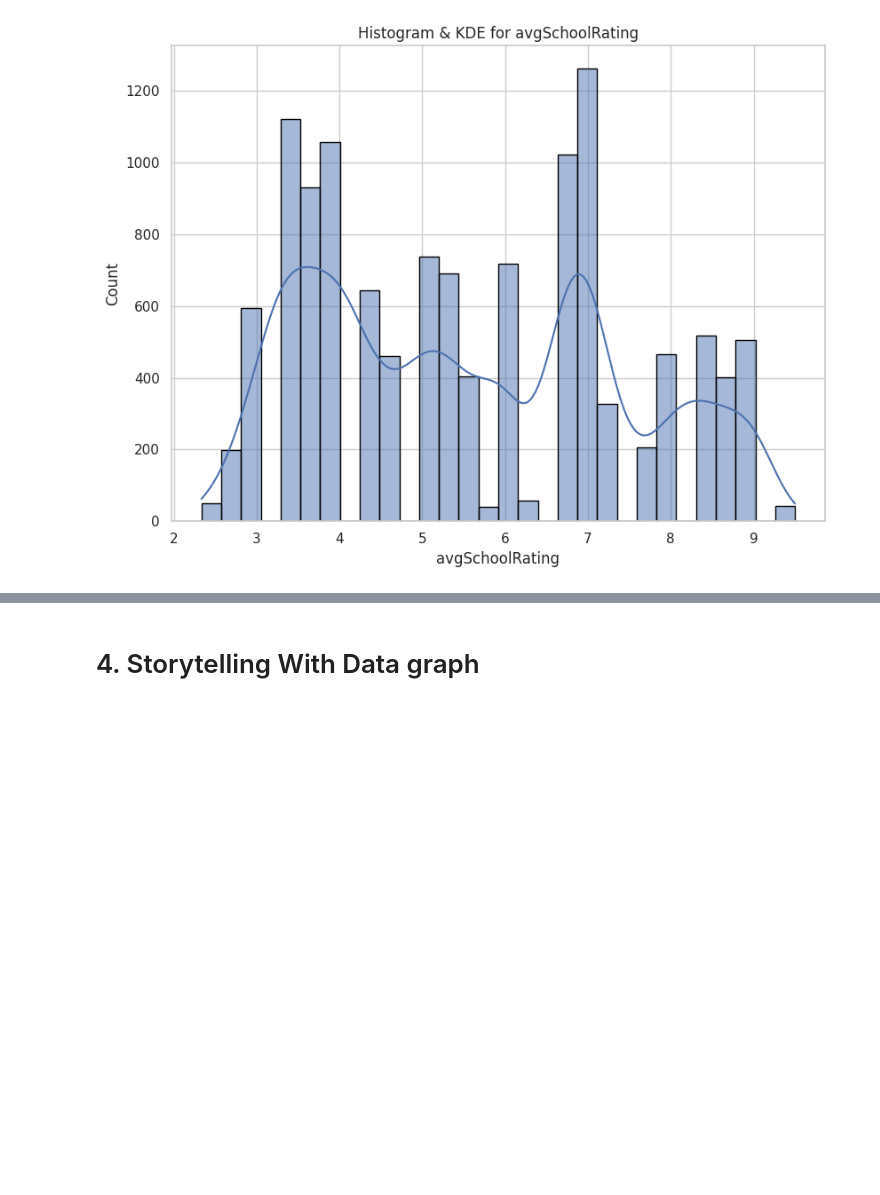
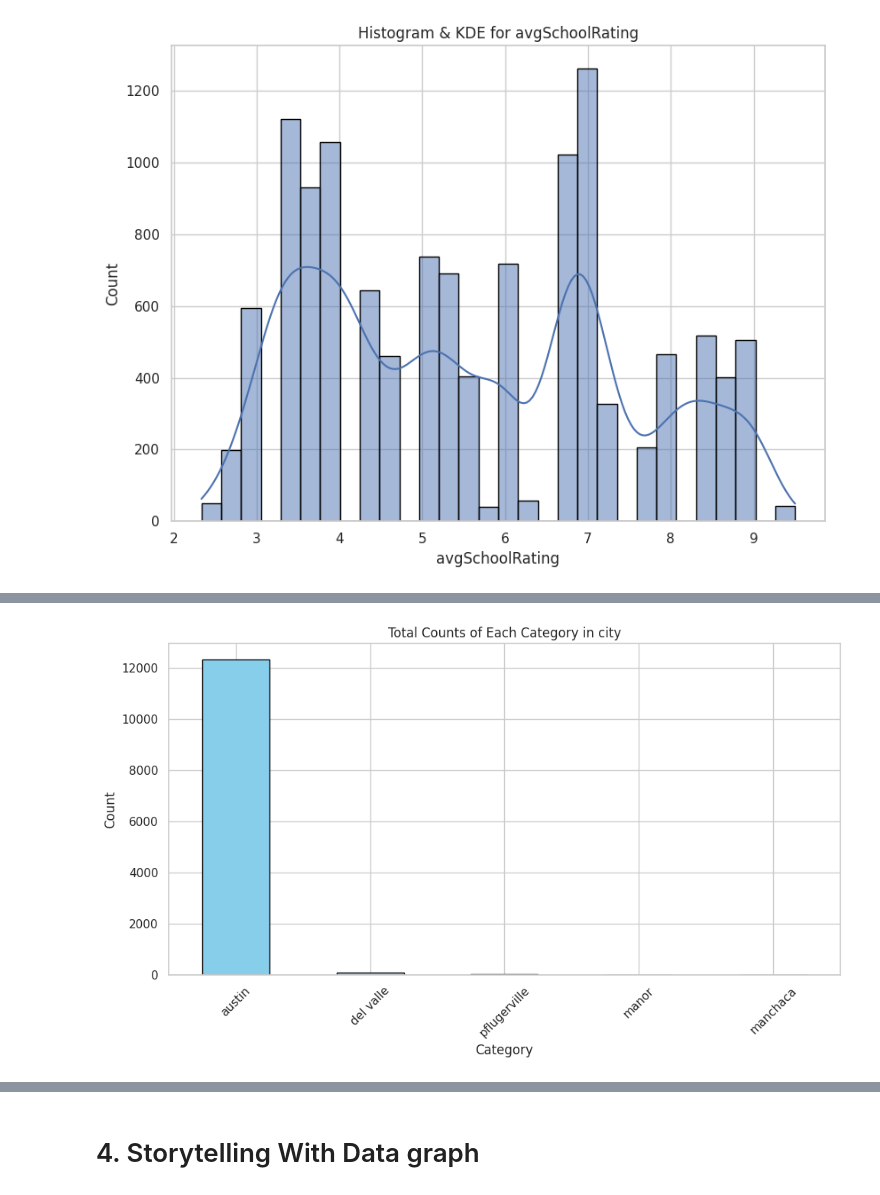
Before and after one commit to tbeerio/AI-For-Leaders, a Jupyter notebook: OMDS-ModB2-Week4-Beer-Tim.ipynb, the cells around one changed output, grey strips where cells are left out. Drawn from its saved outputs; the diff is of its cells as text; code cells hidden in the pictures; blank space fills up the shorter version.

```diff
--- a/OMDS-ModB2-Week4-Beer-Tim.ipynb
+++ b/OMDS-ModB2-Week4-Beer-Tim.ipynb
@@ -369,0 +408,20 @@ for col in relevant_columns:
+# %%
+# 3. Draw a bar plot to indicate total counts of each categorical variable in a given column.
+
+# Replace 'your_categorical_column' with the actual column name
+categorical_column = 'city'
+
+# Count the occurrences of each category
+category_counts = df_cleaned[categorical_column].value_counts()
+
+# Create a bar plot
+plt.figure(figsize=(10, 6))
+category_counts.plot(kind='bar', color='skyblue', edgecolor='black')
+plt.title(f'Total Counts of Each Category in {categorical_column}')
+plt.xlabel('Category')
+plt.ylabel('Count')
+plt.xticks(rotation=45)
+plt.tight_layout()
+plt.show()
+# %% [output]
+[figure, added]
```
Also changed, not shown: parts of 4 cells of this notebook.
